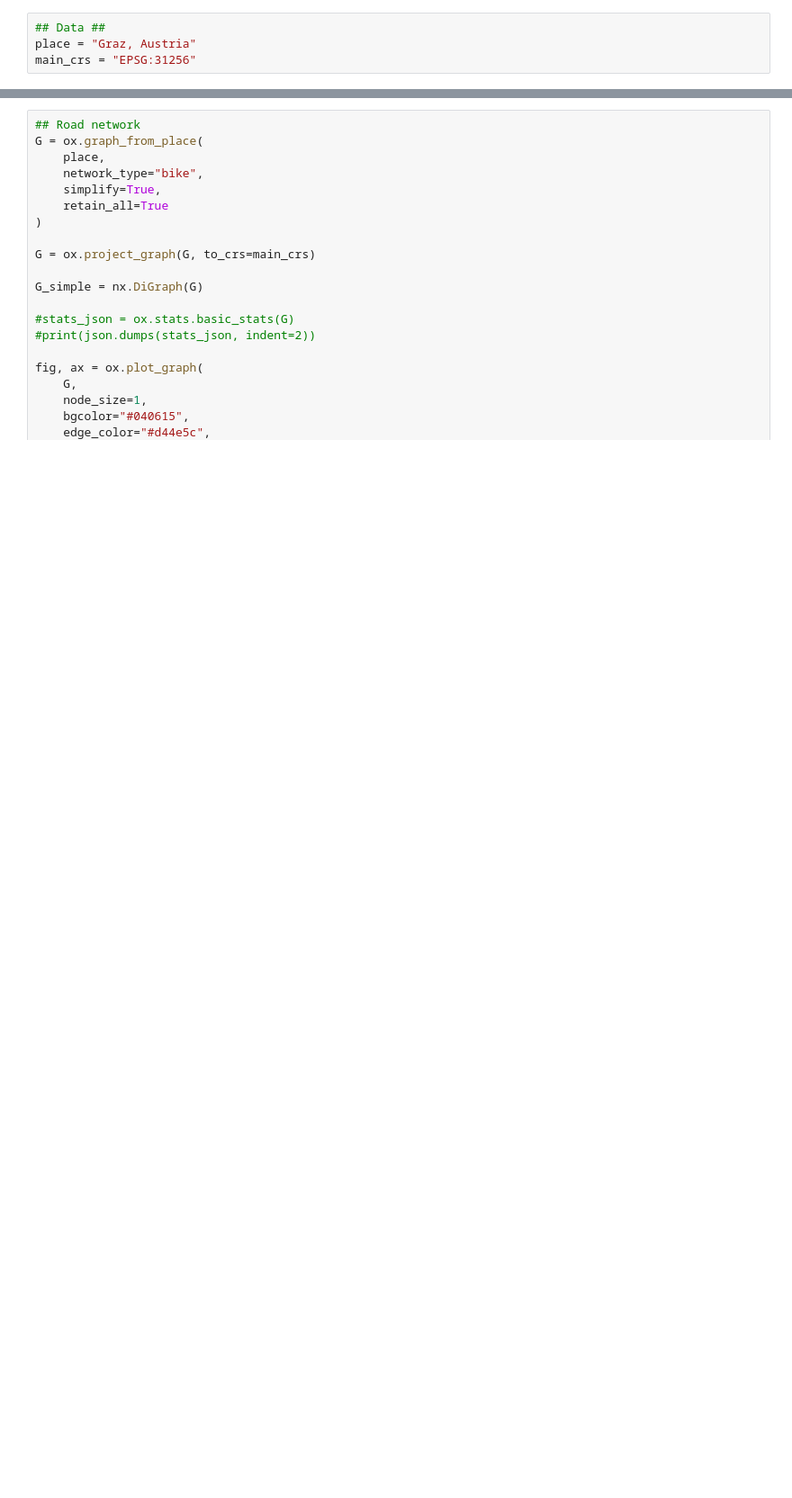
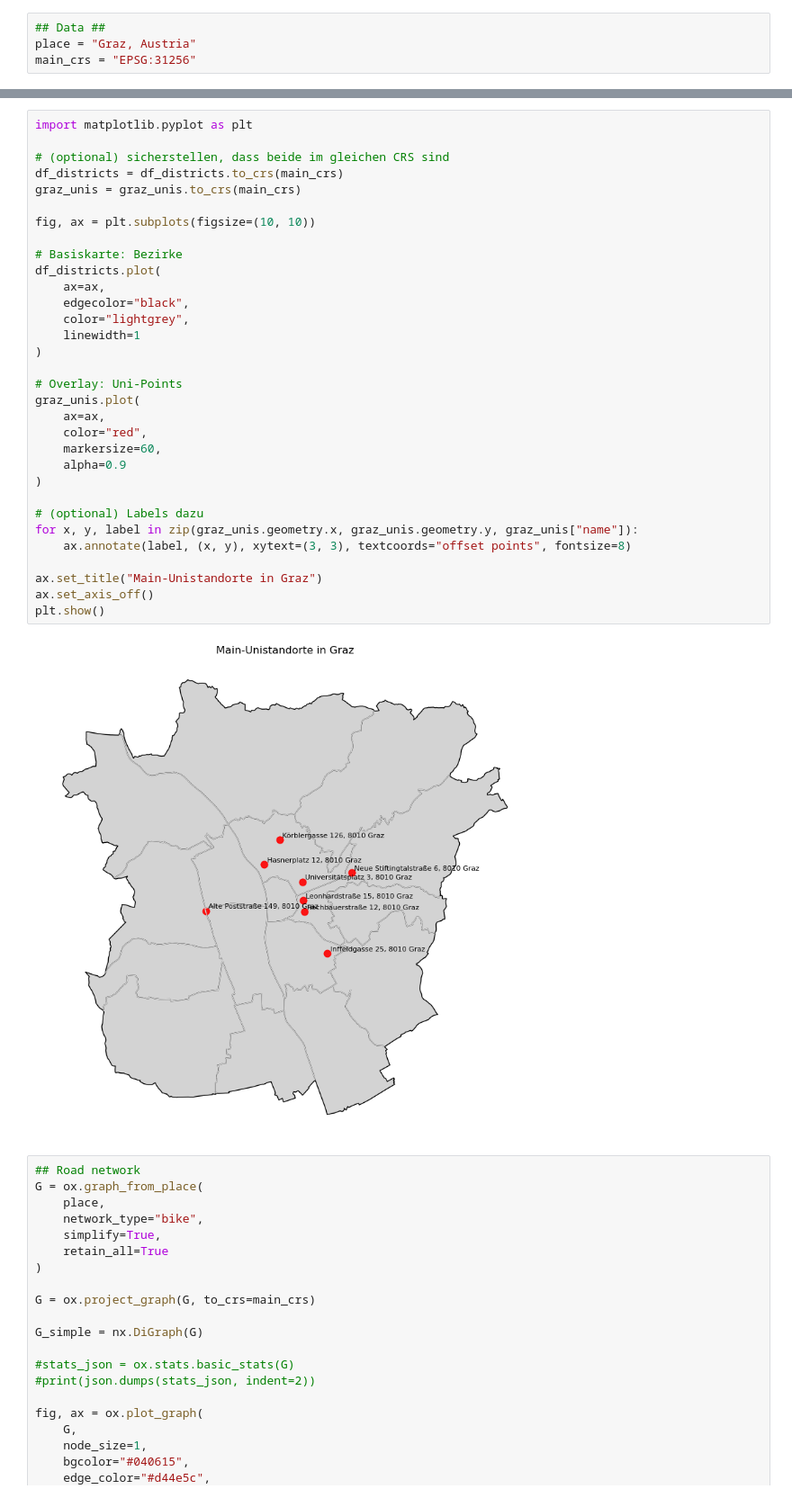
Before and after one commit to cryogen-tara/final-project-group1-cycling-network, a Jupyter notebook: notebooks/final-project-gr1.ipynb, the cells around one changed output, grey strips where cells are left out. Shown at 90% size. Drawn from its saved outputs; the diff is of its cells as text; blank space fills up the shorter version.

```diff
--- a/notebooks/final-project-gr1.ipynb
+++ b/notebooks/final-project-gr1.ipynb
@@ -73,3 +146,37 @@ graz_unis = gpd.GeoDataFrame(
+# %%
+import matplotlib.pyplot as plt
+
+# (optional) sicherstellen, dass beide im gleichen CRS sind
+df_districts = df_districts.to_crs(main_crs)
+graz_unis = graz_unis.to_crs(main_crs)
+
+fig, ax = plt.subplots(figsize=(10, 10))
+
+# Basiskarte: Bezirke
+df_districts.plot(
+    ax=ax,
+    edgecolor="black",
+    color="lightgrey",
+    linewidth=1
+)
+
+# Overlay: Uni-Points
+graz_unis.plot(
+    ax=ax,
+    color="red",
+    markersize=60,
+    alpha=0.9
+)
+
+# (optional) Labels dazu
+for x, y, label in zip(graz_unis.geometry.x, graz_unis.geometry.y, graz_unis["name"]):
+    ax.annotate(label, (x, y), xytext=(3, 3), textcoords="offset points", fontsize=8)
+
+ax.set_title("Main-Unistandorte in Graz")
+ax.set_axis_off()
+plt.show()
+# %% [output]
+[figure, added]
 # %%
 ## Road network
 G = ox.graph_from_place(
```
Also changed, not shown: parts of 11 cells of this notebook, 1 other file.
